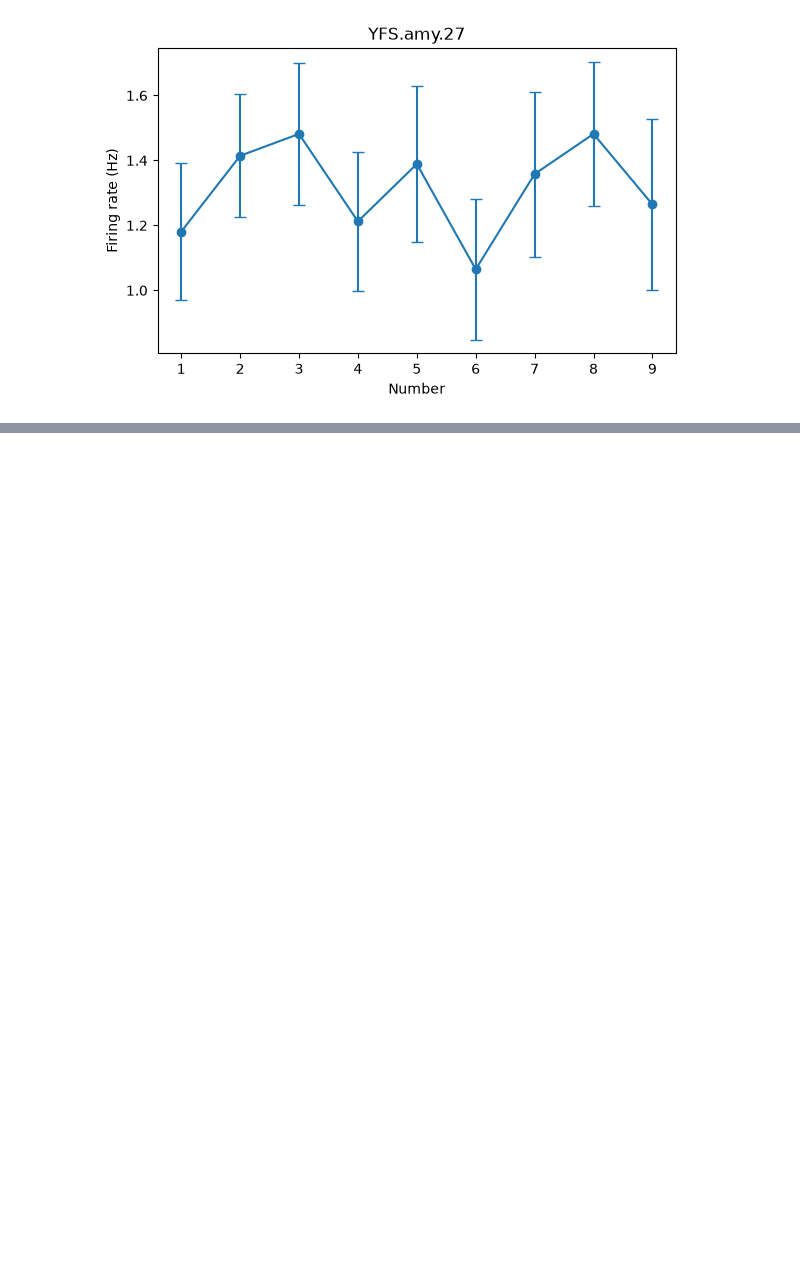
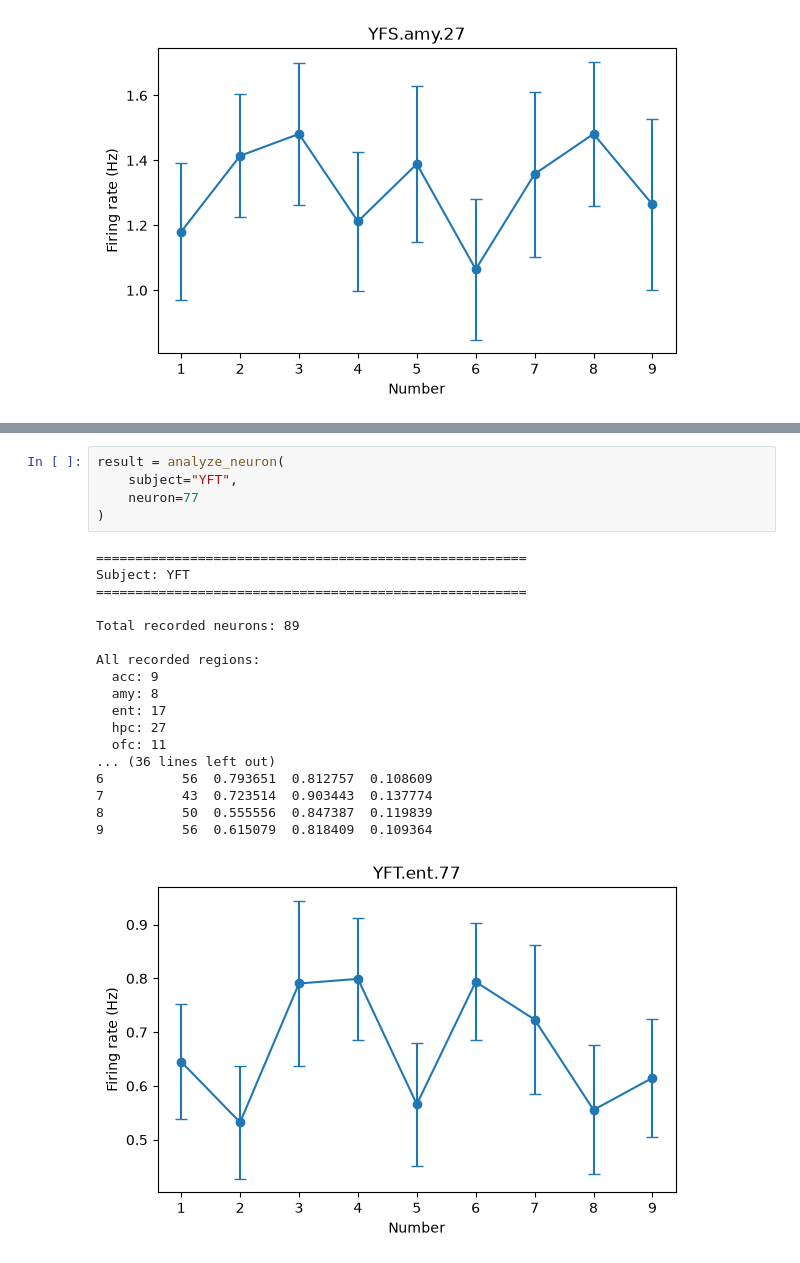
Before and after one commit to Shafiq-Abdu/number-simplex-reproduction, a Jupyter notebook: notebooks1/01_data_loading.ipynb, the cells around one changed output, grey strips where cells are left out. Cells and saved outputs as stored; diff of their text form; blank space fills up the shorter version.

```diff
--- a/notebooks1/01_data_loading.ipynb
+++ b/notebooks1/01_data_loading.ipynb
@@ -913,0 +962,24 @@ All recorded regions:
+# %%
+result = analyze_neuron(
+    subject="YFT",
+    neuron=77
+)
+# %% [output]
+=======================================================
+Subject: YFT
+=======================================================
+
+Total recorded neurons: 89
+
+All recorded regions:
+  acc: 9
+  amy: 8
+  ent: 17
+  hpc: 27
+  ofc: 11
+... (36 lines left out)
+6          56  0.793651  0.812757  0.108609
+7          43  0.723514  0.903443  0.137774
+8          50  0.555556  0.847387  0.119839
+9          56  0.615079  0.818409  0.109364
+[figure, added]
```
Also changed, not shown: parts of 32 cells of this notebook, 2 other files.
